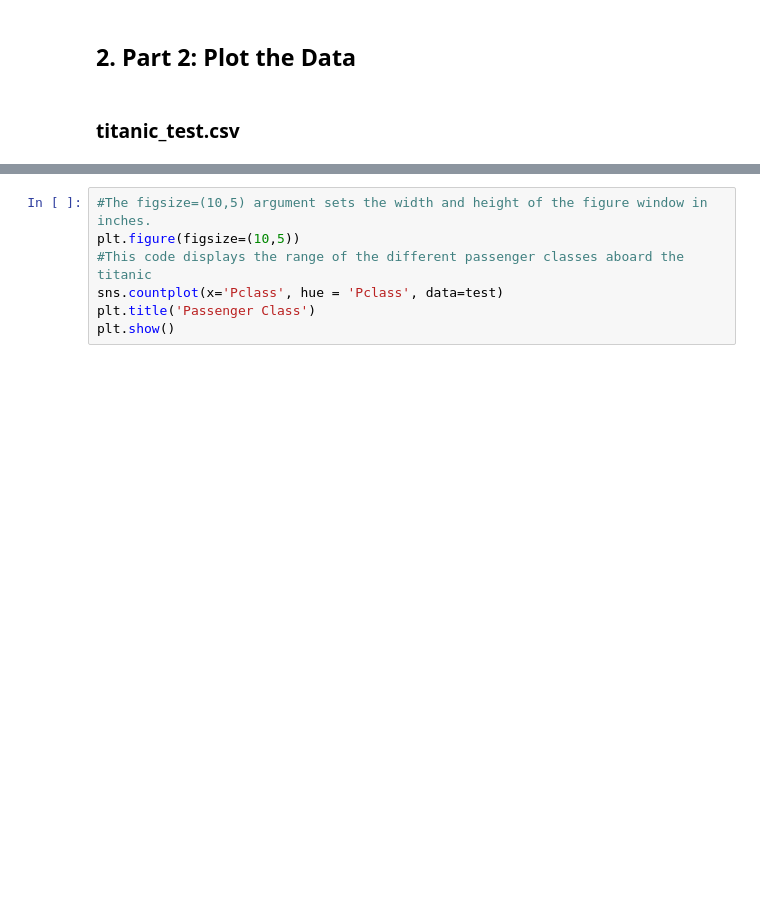
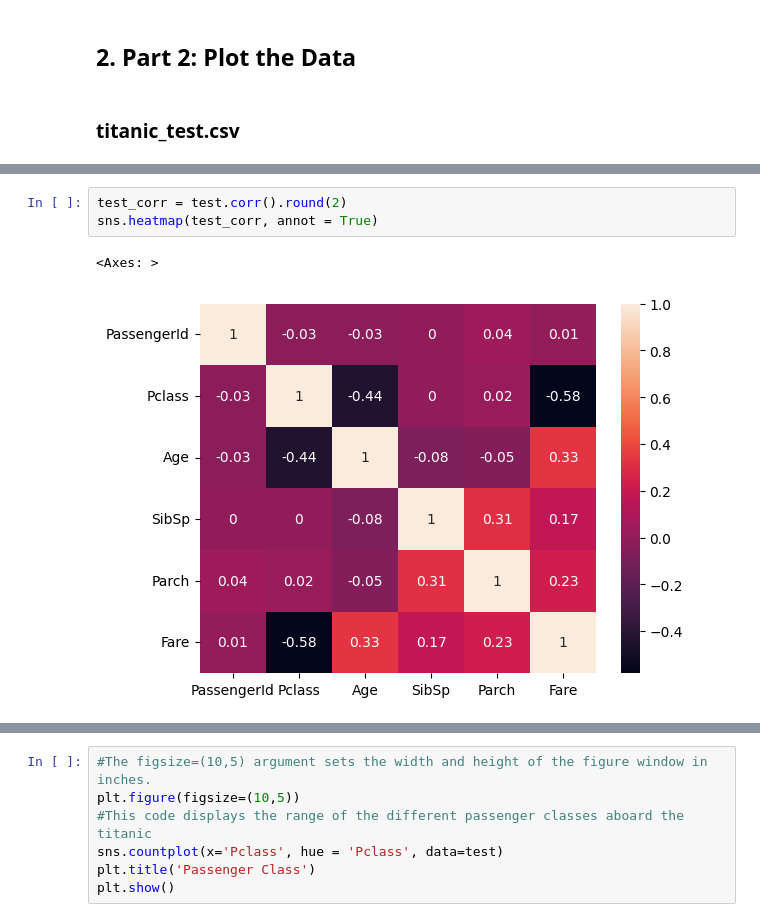
Before and after one commit to Rorando111/cpe019, a Jupyter notebook: Hands_on_Activity_4_1_Advanced_Data_Analytics_and_Machine_Learning.ipynb, the cells around one changed output, grey strips where cells are left out. Drawn from its saved outputs; the diff is of its cells as text; blank space fills up the shorter version.

```diff
--- a/Hands_on_Activity_4_1_Advanced_Data_Analytics_and_Machine_Learning.ipynb
+++ b/Hands_on_Activity_4_1_Advanced_Data_Analytics_and_Machine_Learning.ipynb
@@ -82,0 +97,6 @@ train["Age"].fillna(train["Age"].mean(), inplace = True)
+# %%
+test_corr = test.corr().round(2)
+sns.heatmap(test_corr, annot = True)
+# %% [output]
+<Axes: >
+[figure, added]
```
Also changed, not shown: parts of 91 cells of this notebook.
